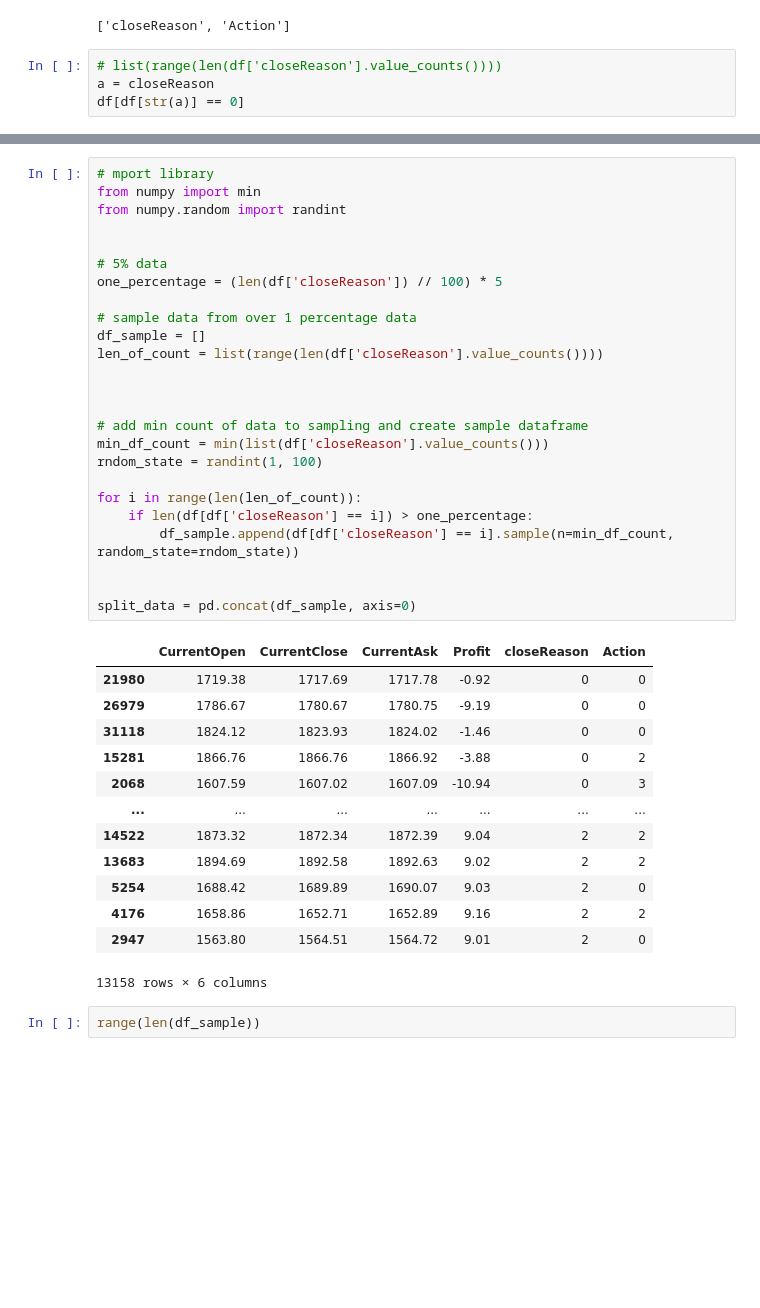
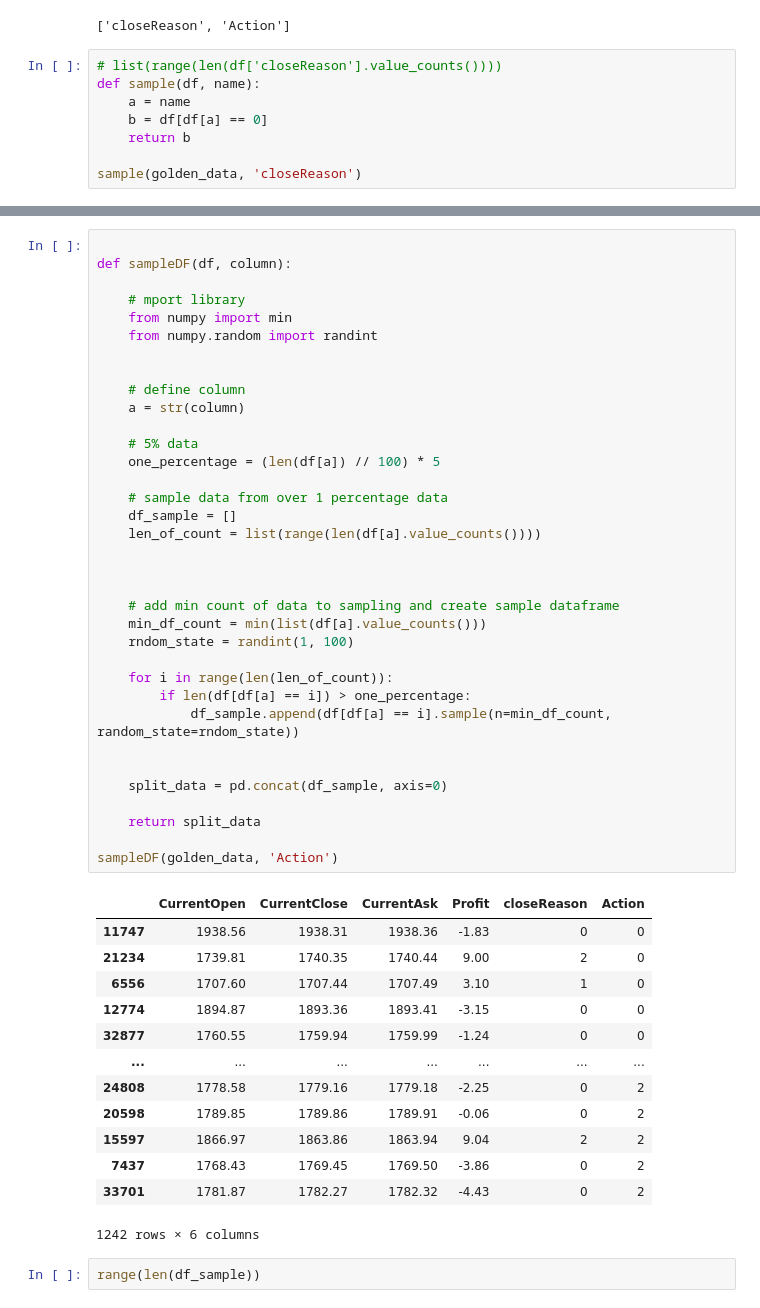
Before and after one commit to MKarimi21/MCI_Project_Part01, a Jupyter notebook: 01_FirstDemoIntro.ipynb, the cells around one changed output, grey strips where cells are left out. Saved outputs shown, nothing was run; the diff lists cells and outputs as text; blank space fills up the shorter version.

```diff
--- a/01_FirstDemoIntro.ipynb
+++ b/01_FirstDemoIntro.ipynb
@@ -154,6 +154,10 @@ object_type
 ['closeReason', 'Action']
 # %%
 # list(range(len(df['closeReason'].value_counts())))
-a = closeReason
-df[df[str(a)] == 0]
+def sample(df, name):
+    a = name
+    b = df[df[a] == 0]
+    return b
+
+sample(golden_data, 'closeReason')
 # %% [output]
@@ -161,42 +177,52 @@ NameError: name 'closeReason' is not defined
 # %%
-# mport library
-from numpy import min
-from numpy.random import randint
+
+def sampleDF(df, column):
+
+    # mport library
+    from numpy import min
+    from numpy.random import randint
 
 
-# 5% data
-one_percentage = (len(df['closeReason']) // 100) * 5
+    # define column
+    a = str(column)
 
-# sample data from over 1 percentage data
-df_sample = []
-len_of_count = list(range(len(df['closeReason'].value_counts())))
+    # 5% data
+    one_percentage = (len(df[a]) // 100) * 5
+
+    # sample data from over 1 percentage data
+    df_sample = []
+    len_of_count = list(range(len(df[a].value_counts())))
 
 
 
-# add min count of data to sampling and create sample dataframe
-min_df_count = min(list(df['closeReason'].value_counts()))
-rndom_state = randint(1, 100)
+    # add min count of data to sampling and create sample dataframe
+    min_df_count = min(list(df[a].value_counts()))
+    rndom_state = randint(1, 100)
 
-for i in range(len(len_of_count)):
-    if len(df[df['closeReason'] == i]) > one_percentage:
-        df_sample.append(df[df['closeReason'] == i].sample(n=min_df_count, random_state=rndom_state))
+    for i in range(len(len_of_count)):
+        if len(df[df[a] == i]) > one_percentage:
+            df_sample.append(df[df[a] == i].sample(n=min_df_count, random_state=rndom_state))
 
 
-split_data = pd.concat(df_sample, axis=0)
+    split_data = pd.concat(df_sample, axis=0)
+
+    return split_data
+
+sampleDF(golden_data, 'Action')
 # %% [output]
 |  | CurrentOpen | CurrentClose | CurrentAsk | Profit | closeReason | Action |
-| 21980 | 1719.38 | 1717.69 | 1717.78 | -0.92 | 0 | 0 |
-| 26979 | 1786.67 | 1780.67 | 1780.75 | -9.19 | 0 | 0 |
-| 31118 | 1824.12 | 1823.93 | 1824.02 | -1.46 | 0 | 0 |
-| 15281 | 1866.76 | 1866.76 | 1866.92 | -3.88 | 0 | 2 |
-| 2068 | 1607.59 | 1607.02 | 1607.09 | -10.94 | 0 | 3 |
+| 11747 | 1938.56 | 1938.31 | 1938.36 | -1.83 | 0 | 0 |
+| 21234 | 1739.81 | 1740.35 | 1740.44 | 9.00 | 2 | 0 |
+| 6556 | 1707.60 | 1707.44 | 1707.49 | 3.10 | 1 | 0 |
+| 12774 | 1894.87 | 1893.36 | 1893.41 | -3.15 | 0 | 0 |
+| 32877 | 1760.55 | 1759.94 | 1759.99 | -1.24 | 0 | 0 |
 | ... | ... | ... | ... | ... | ... | ... |
-| 14522 | 1873.32 | 1872.34 | 1872.39 | 9.04 | 2 | 2 |
-| 13683 | 1894.69 | 1892.58 | 1892.63 | 9.02 | 2 | 2 |
-| 5254 | 1688.42 | 1689.89 | 1690.07 | 9.03 | 2 | 0 |
-| 4176 | 1658.86 | 1652.71 | 1652.89 | 9.16 | 2 | 2 |
-| 2947 | 1563.80 | 1564.51 | 1564.72 | 9.01 | 2 | 0 |
+| 24808 | 1778.58 | 1779.16 | 1779.18 | -2.25 | 0 | 2 |
+| 20598 | 1789.85 | 1789.86 | 1789.91 | -0.06 | 0 | 2 |
+| 15597 | 1866.97 | 1863.86 | 1863.94 | 9.04 | 2 | 2 |
+| 7437 | 1768.43 | 1769.45 | 1769.50 | -3.86 | 0 | 2 |
+| 33701 | 1781.87 | 1782.27 | 1782.32 | -4.43 | 0 | 2 |
-13158 rows × 6 columns
+1242 rows × 6 columns
 # %%
 range(len(df_sample))
 # %% [output]
```
Also changed, not shown: parts of 1 cell of this notebook.
